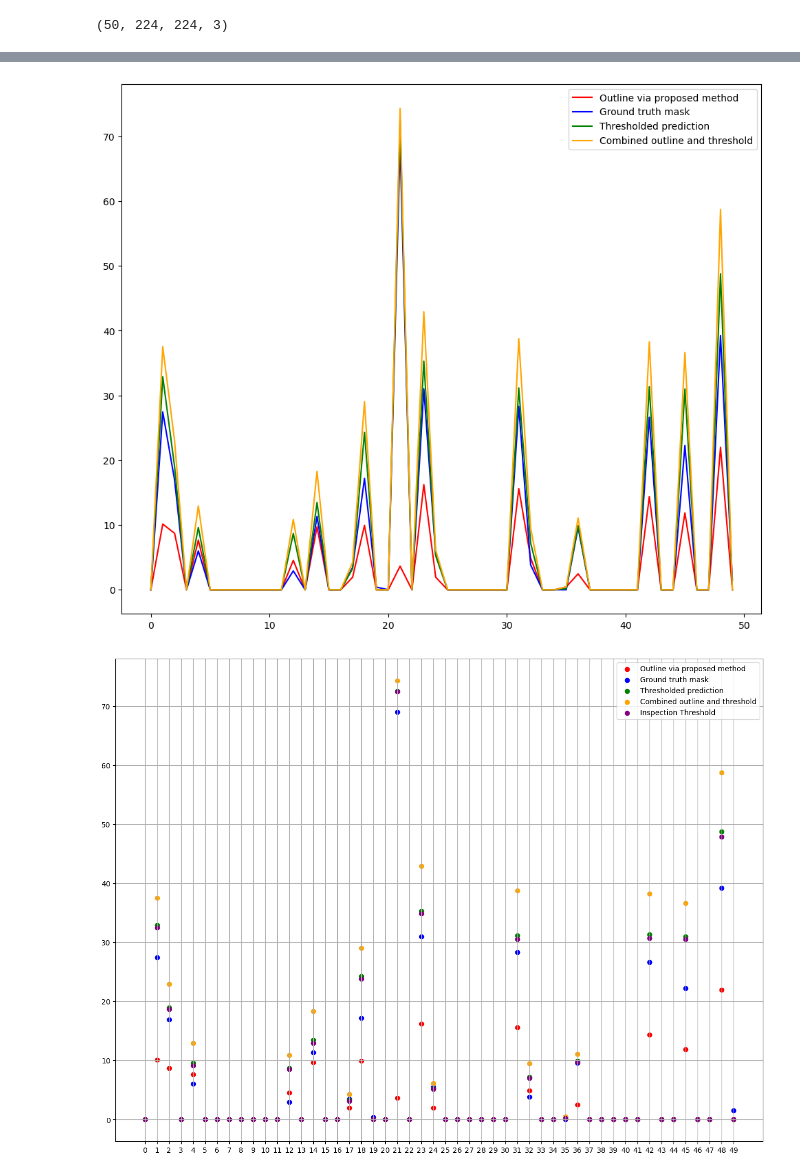
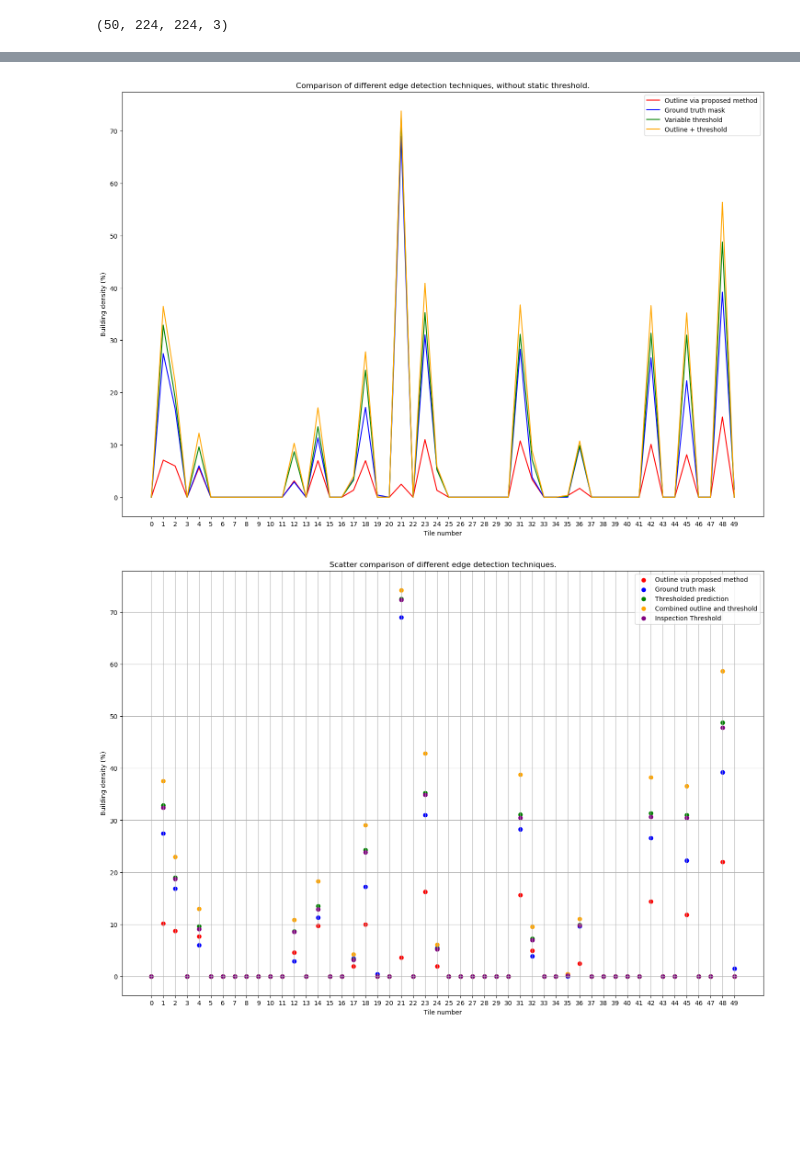
Before and after one commit to shaunlowis/PHYS_391B, a Jupyter notebook: edge_comparisons.ipynb, the cells around one changed output, grey strips where cells are left out. Saved outputs shown, nothing was run; the diff lists cells and outputs as text; code cells hidden in the pictures; blank space fills up the shorter version.

```diff
--- a/edge_comparisons.ipynb
+++ b/edge_comparisons.ipynb
@@ -231,8 +231,8 @@ def fillhole(input_image):
     return img_out
 # %%
 # Define some globals here to keep things consistent.
-TUNABLE_PARAM = -2.5
-KERNEL_SIZE = 7
+TUNABLE_PARAM = 2.5
+KERNEL_SIZE = 5
 # %%
 fig, ax = plt.subplots(10, 8, figsize=(20, 36))
 
@@ -282,7 +282,7 @@ for i in range(0, 10):
 
     if i == 0:
         for j in range(0,len(ax[0,:])):
-            ax[i][j].set_title(titles[j])
+            ax[i][j].set_title(titles[j], fontsize=14)
             ax[i][j].set(ylabel=None)
             #.tick_params(left=False)
             ax[i][j].set(yticklabels=[], xticklabels=[])
@@ -303,12 +303,13 @@ for i in range(0, 10):
     raw_thresh[raw_thresh!=0] = 255
     filled[filled!=0] = 255
 
-    ax[i][2].set_xlabel(f'Building density = {calc_build_density(grad)*100:.2f}%')
-    ax[i][3].set_xlabel(f'Building density = {calc_build_density(specific_mask)*100:.2f}%')
-    ax[i][4].set_xlabel(f'Building density = {calc_build_density(thresh_im)*100:.2f}%')
-    ax[i][5].set_xlabel(f'Building density = {calc_build_density(combined)*100:.2f}%')
-    ax[i][6].set_xlabel(f'Building density = {calc_build_density(raw_thresh)*100:.2f}%')
-    ax[i][7].set_xlabel(f'Building density = {calc_build_density(filled)*100:.2f}%')
+    ax[i][2].set_xlabel(f'Building density = {calc_build_density(grad)*100:.2f}%', fontsize=12)
+    ax[i][3].set_xlabel(f'Building density = {calc_build_density(specific_mask)*100:.2f}%', fontsize=12)
+    ax[i][4].set_xlabel(f'Building density = {calc_build_density(thresh_im)*100:.2f}%', fontsize=12)
+    ax[i][5].set_xlabel(f'Building density = {calc_build_density(combined)*100:.2f}%', fontsize=12)
+    ax[i][6].set_xlabel(f'Building density = {calc_build_density(raw_thresh)*100:.2f}%', fontsize=12)
+    ax[i][7].set_xlabel(f'Building density = {calc_build_density(filled)*100:.2f}%', fontsize=12)
 
+plt.tight_layout()
 plt.show()
 # %% [output]
@@ -368,7 +369,7 @@ for i in range(len(test_preds[:, 0, 0, 0])):
 # %%
 density_outlines = np.array(tile_vals)
 # %%
-fig, ax = plt.subplots(figsize=(12, 10))
+fig, ax = plt.subplots(figsize=(18, 12))
 colours = ['red', 'blue', 'green', 'orange', 'purple']
 for i in range(0, density_outlines.shape[1]):
     x = np.arange(0, density_outlines.shape[0], 1)
@@ -376,5 +377,9 @@ for i in range(0, density_outlines.shape[1]):
     ax.plot(x, y, color=colours[i], label=titles[i+2])
 
 ax.legend(loc = 'upper right')
+ax.set_xticks(np.arange(0, density_outlines.shape[0], 1))
+plt.title('Comparison of different edge detection techniques.')
+ax.set_xlabel('Tile number')
+ax.set_ylabel('Building density (%)')
 plt.show()
 # %% [output]
@@ -382,5 +387,5 @@ plt.show()
 # %%
-fig, ax = plt.subplots(figsize=(12, 10))
+fig, ax = plt.subplots(figsize=(18, 12))
 colours = ['red', 'blue', 'green', 'orange', 'purple']
 for i in range(0, density_outlines.shape[1]-1):
     x = np.arange(0, density_outlines.shape[0], 1)
@@ -388,20 +393,29 @@ for i in range(0, density_outlines.shape[1]-1):
     ax.plot(x, y, color=colours[i], label=titles[i+2])
 
 ax.legend(loc = 'upper right')
+ax.set_xticks(np.arange(0, density_outlines.shape[0], 1))
+plt.title('Comparison of different edge detection techniques, without static threshold.')
+ax.set_xlabel('Tile number')
+ax.set_ylabel('Building density (%)')
 plt.show()
+plt.show()
 # %% [output]
-[figure, old version]
+[figure, new version]
 # %%
-fig, ax = plt.subplots(figsize=(16, 12))
+fig, ax = plt.subplots(figsize=(18, 12))
 colours = ['red', 'blue', 'green', 'orange', 'purple']
 for i in range(0, density_outlines.shape[1]):
     x = np.arange(0, density_outlines.shape[0], 1)
     y = density_outlines[:, i]
     ax.scatter(x, y, color=colours[i], label=titles[i+2])
 
 ax.legend(loc = 'upper right')
 ax.set_xticks(np.arange(0, density_outlines.shape[0], 1))
 plt.grid(alpha=1)
+plt.title('Scatter comparison of different edge detection techniques.')
+ax.set_xlabel('Tile number')
+ax.set_ylabel('Building density (%)')
 plt.show()
+plt.show()
 # %% [output]
-[figure, old version]
+[figure, new version]
```
Also changed, not shown: parts of 7 cells of this notebook, 3 other files.
